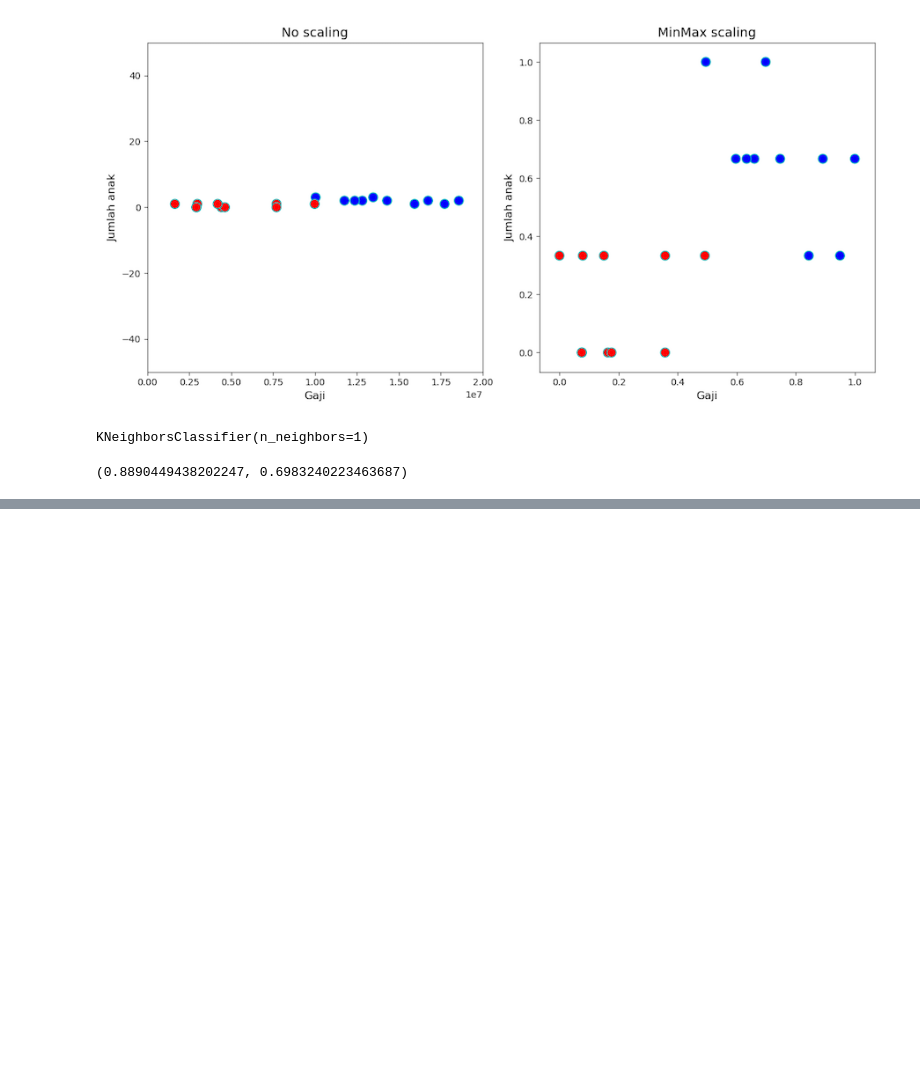
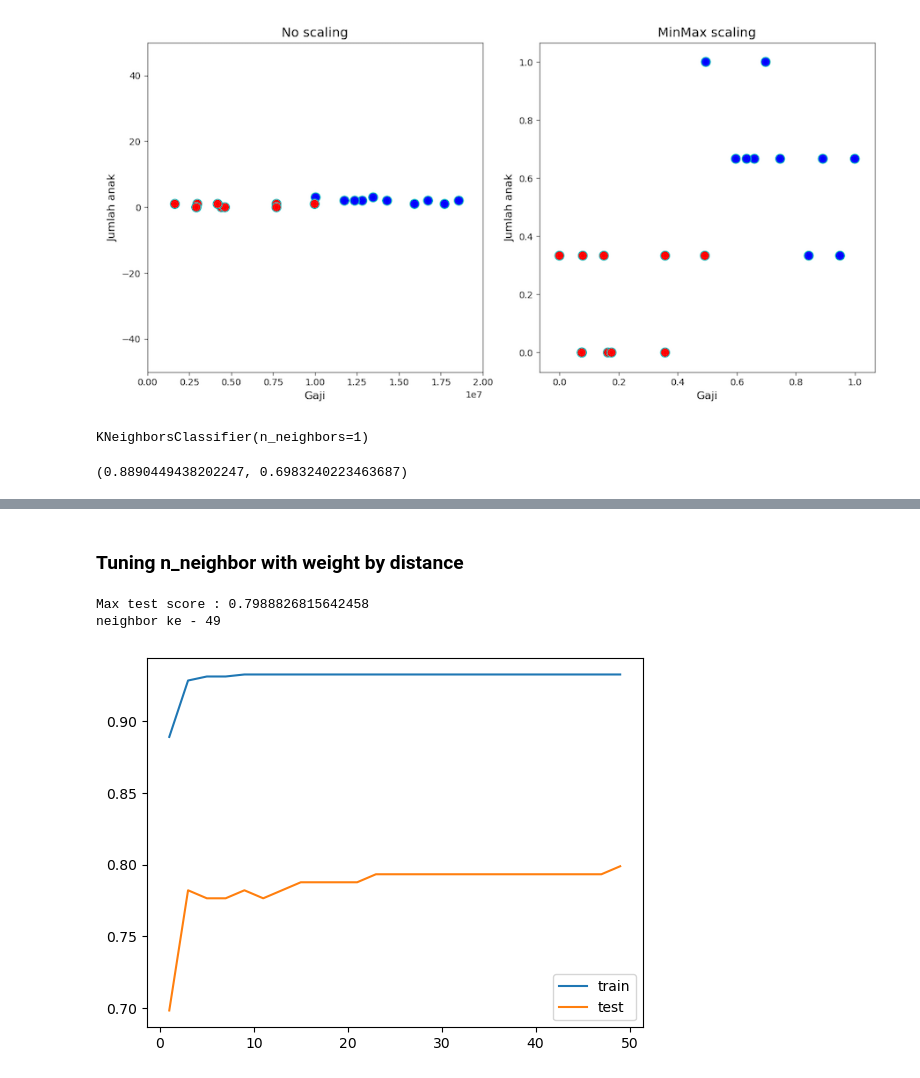
Before and after one commit to HekalMaulana/ML-REGRESI_KLASIFIKASI-LAB, a Jupyter notebook: 04 - KNN & Scikit-learn/Part 2 - Machine Learning Essential.ipynb, the cells around one changed output, grey strips where cells are left out. Saved outputs shown, nothing was run; the diff lists cells and outputs as text; code cells hidden in the pictures; blank space fills up the shorter version.

```diff
--- a/04 - KNN & Scikit-learn/Part 2 - Machine Learning Essential.ipynb
+++ b/04 - KNN & Scikit-learn/Part 2 - Machine Learning Essential.ipynb
@@ -171,0 +222,24 @@ knn.score(X_train_scaled, y_train), knn.score(X_test_scaled, y_test)
+# %% [markdown]
+### Tuning n_neighbor with weight by distance
+# %%
+neighbor = range(1, 51, 2)
+train_score = []
+test_score  = []
+
+for k in neighbor:
+    knn = KNeighborsClassifier(n_neighbors=k, weights="distance")
+    knn.fit(X_train_scaled, y_train)
+
+    train_score.append(knn.score(X_train_scaled, y_train))
+    test_score.append(knn.score(X_test_scaled, y_test))
+
+plt.plot(neighbor, train_score, label="train")
+plt.plot(neighbor, test_score, label="test")
+plt.legend()
+
+print(f"Max test score : {np.max(test_score)}")
+print(f"neighbor ke - {neighbor[np.argmax(test_score)]}")
+# %% [output]
+Max test score : 0.7988826815642458
+neighbor ke - 49
+[figure, added]
```
Also changed, not shown: parts of 7 cells of this notebook.
